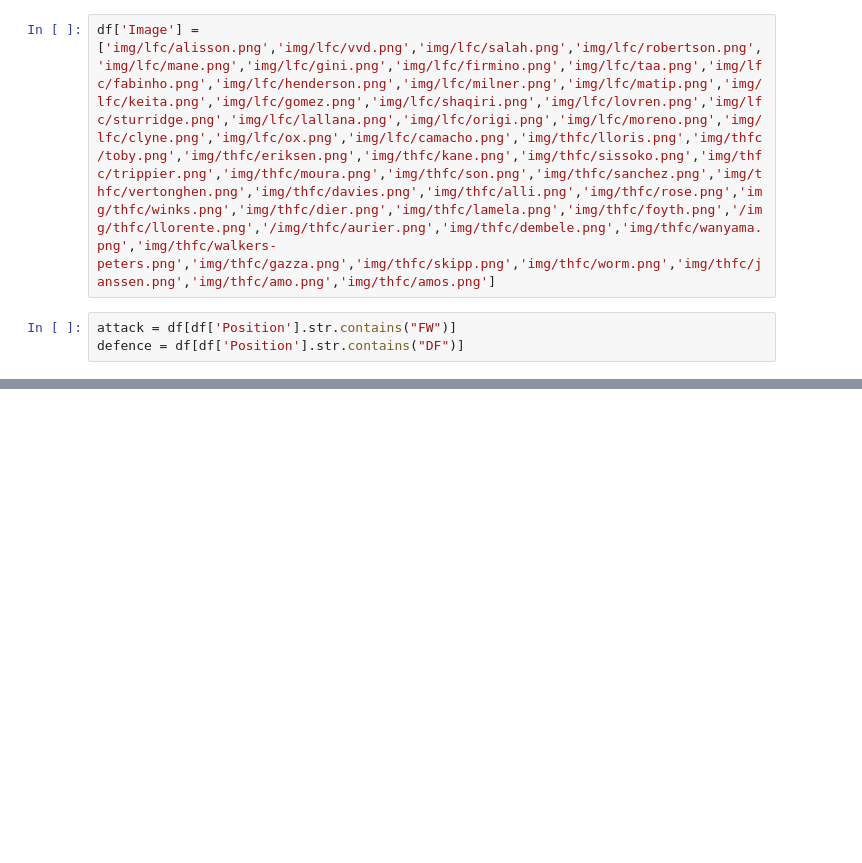
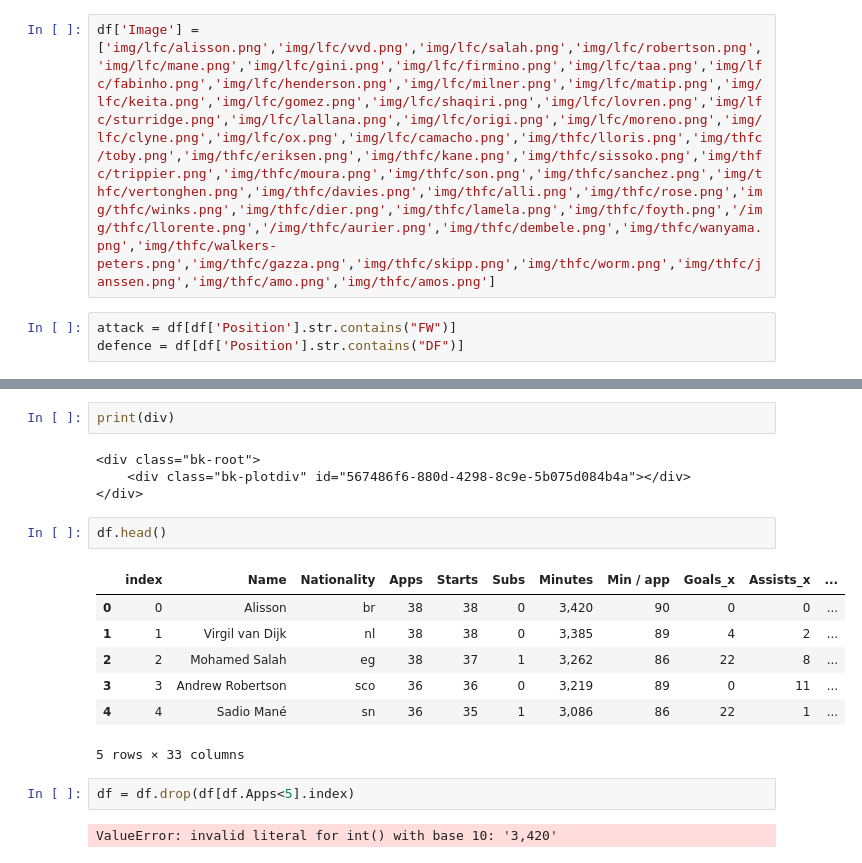
Before and after one commit to aryamanpsingh/Premier-League-Data, a Jupyter notebook: CL-final-analysis/cl-final-analysis.ipynb, the cells around one changed output, grey strips where cells are left out. Cells and saved outputs as stored; diff of their text form; blank space fills up the shorter version.

```diff
--- a/CL-final-analysis/cl-final-analysis.ipynb
+++ b/CL-final-analysis/cl-final-analysis.ipynb
@@ -577,0 +629,20 @@ defence = df[df['Position'].str.contains("DF")]
+# %%
+print(div)
+# %% [output]
+<div class="bk-root">
+    <div class="bk-plotdiv" id="567486f6-880d-4298-8c9e-5b075d084b4a"></div>
+</div>
+# %%
+df.head()
+# %% [output]
+|  | index | Name | Nationality | Apps | Starts | Subs | Minutes | Min / app | Goals_x | Assists_x | ... |
+| 0 | 0 | Alisson | br | 38 | 38 | 0 | 3,420 | 90 | 0 | 0 | ... |
+| 1 | 1 | Virgil van Dijk | nl | 38 | 38 | 0 | 3,385 | 89 | 4 | 2 | ... |
+| 2 | 2 | Mohamed Salah | eg | 38 | 37 | 1 | 3,262 | 86 | 22 | 8 | ... |
+| 3 | 3 | Andrew Robertson | sco | 36 | 36 | 0 | 3,219 | 89 | 0 | 11 | ... |
+| 4 | 4 | Sadio Mané | sn | 36 | 35 | 1 | 3,086 | 86 | 22 | 1 | ... |
+5 rows × 33 columns
+# %%
+df = df.drop(df[df.Apps<5].index)
+# %% [output]
+ValueError: invalid literal for int() with base 10: '3,420'
```
Also changed, not shown: parts of 3 cells of this notebook, 20 other files.
